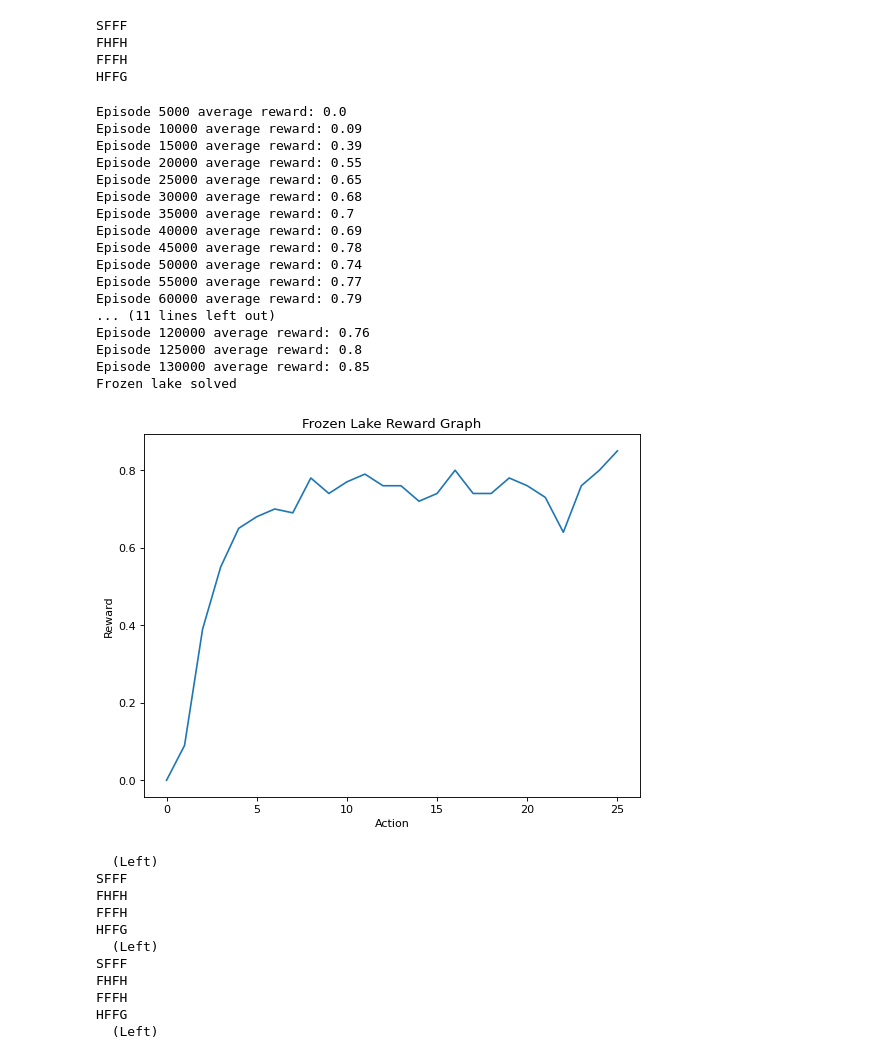
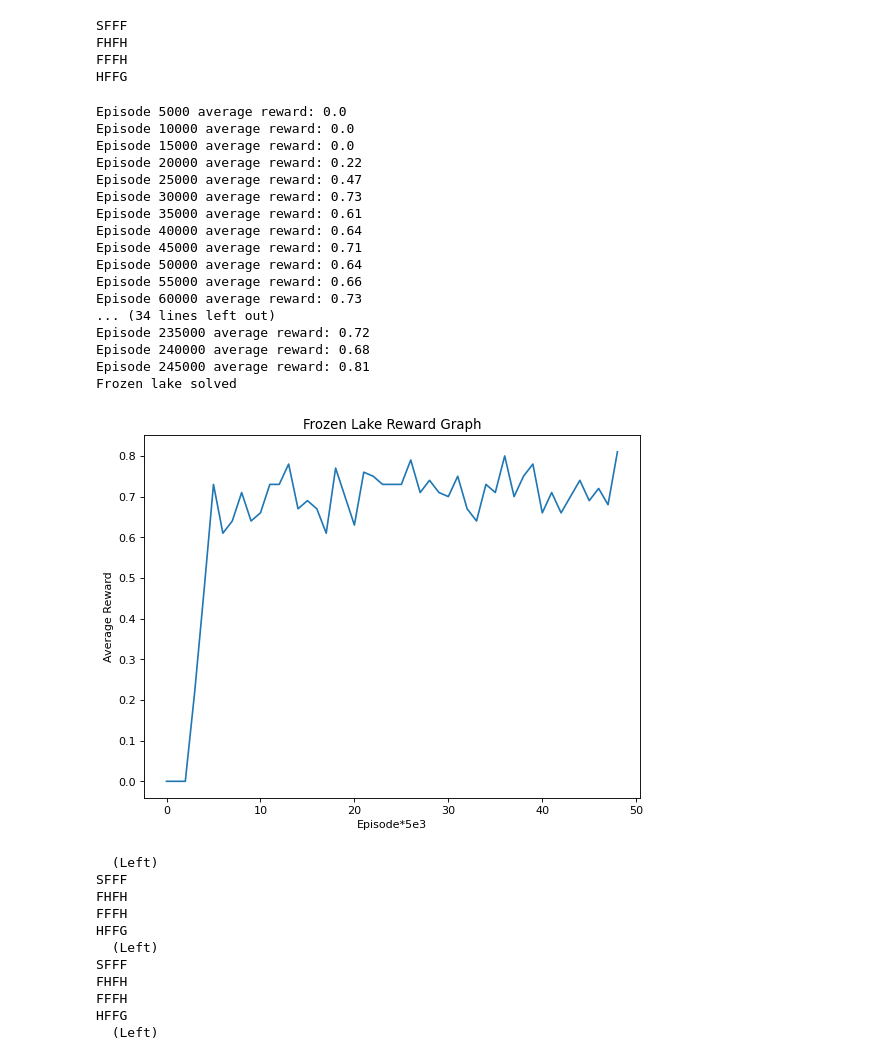
Before and after one commit to JLechuga94/DeepLearning, a Jupyter notebook: Final_Project_Reinforcement_Learning/DeepReinforcementLearning.ipynb, the cells around one changed output. Drawn from its saved outputs; the diff is of its cells as text; code cells hidden in the pictures.

```diff
--- a/Final_Project_Reinforcement_Learning/DeepReinforcementLearning.ipynb
+++ b/Final_Project_Reinforcement_Learning/DeepReinforcementLearning.ipynb
@@ -383,11 +396,13 @@ reward = 0
 obs = env.reset()
 env.render()
 done = False
+rewards = []
 while done != True:
     action = np.argmax(Q[obs])
     obs, rew, done, info = env.step(action) #take step using selected action
     reward = reward + rew
     env.render()
+    rewards.append(reward)
 #Print the reward of these actions
 print("Reward: %r" % reward)
 # %% [output]
@@ -476,31 +502,31 @@ for episode in range(1,500001):
             break
 # %% [output]
 Episode 5000 average reward: 0.0
-Episode 10000 average reward: 0.09
-Episode 15000 average reward: 0.39
-Episode 20000 average reward: 0.55
-Episode 25000 average reward: 0.65
-Episode 30000 average reward: 0.68
-Episode 35000 average reward: 0.7
-Episode 40000 average reward: 0.69
-Episode 45000 average reward: 0.78
-Episode 50000 average reward: 0.74
-Episode 55000 average reward: 0.77
-Episode 60000 average reward: 0.79
-... (11 lines left out)
-Episode 120000 average reward: 0.76
-Episode 125000 average reward: 0.8
-Episode 130000 average reward: 0.85
+Episode 10000 average reward: 0.0
+Episode 15000 average reward: 0.0
+Episode 20000 average reward: 0.22
+Episode 25000 average reward: 0.47
+Episode 30000 average reward: 0.73
+Episode 35000 average reward: 0.61
+Episode 40000 average reward: 0.64
+Episode 45000 average reward: 0.71
+Episode 50000 average reward: 0.64
+Episode 55000 average reward: 0.66
+Episode 60000 average reward: 0.73
+... (34 lines left out)
+Episode 235000 average reward: 0.72
+Episode 240000 average reward: 0.68
+Episode 245000 average reward: 0.81
 Frozen lake solved
 # %%
 figure(figsize=(8, 6), dpi=80)
 plt.plot(avgrwrd)
 plt.title("Frozen Lake Reward Graph")
-plt.xlabel("Action")
-plt.ylabel("Reward")
+plt.xlabel("Episode*5e3")
+plt.ylabel("Average Reward")
 plt.show()
 # %% [output]
-[figure, old version]
+[figure, new version]
 # %%
 # Let's see how the algorithm solves the frozen-lakes game
 env = gym.make('FrozenLake-v0')
```
Also changed, not shown: parts of 33 cells of this notebook, 7 other files.
